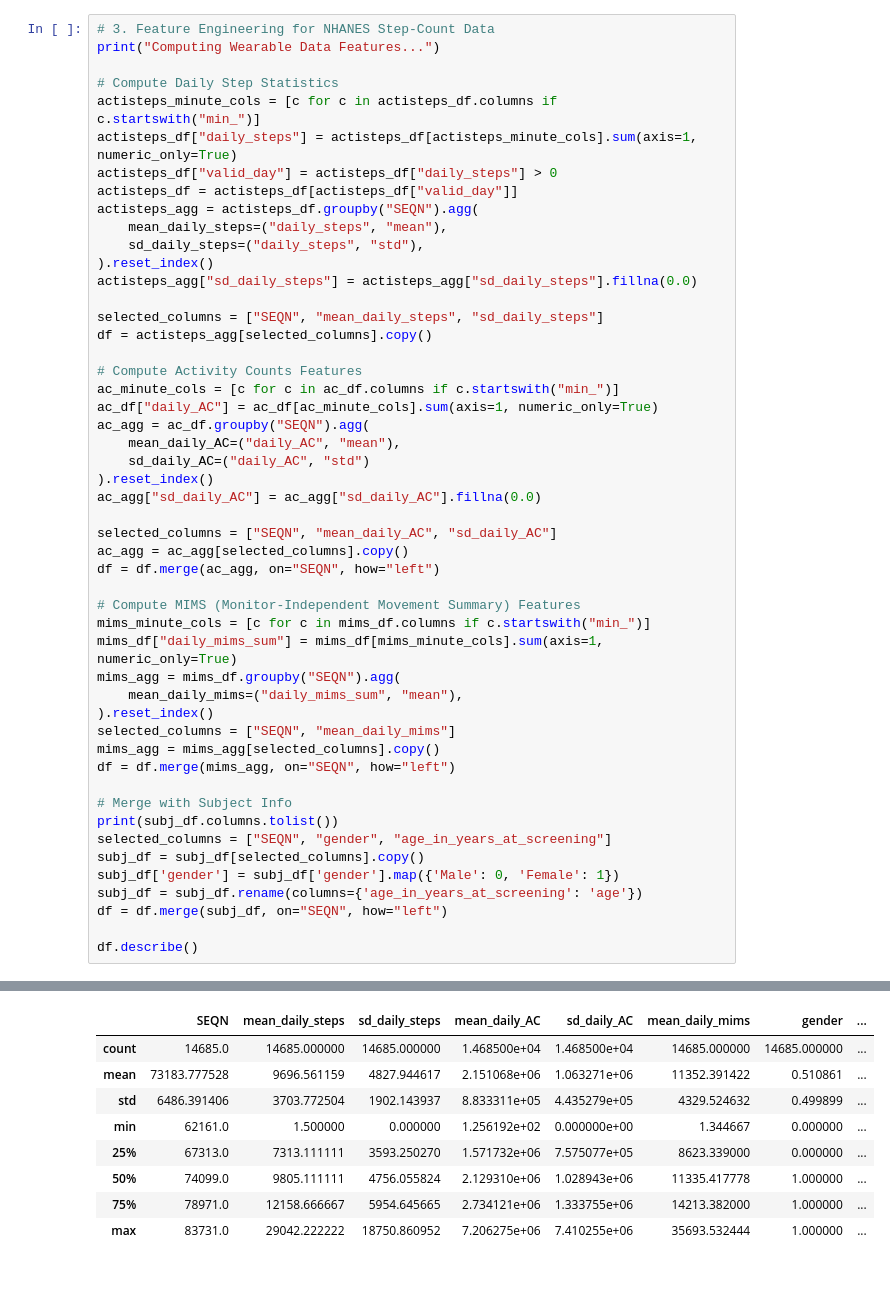
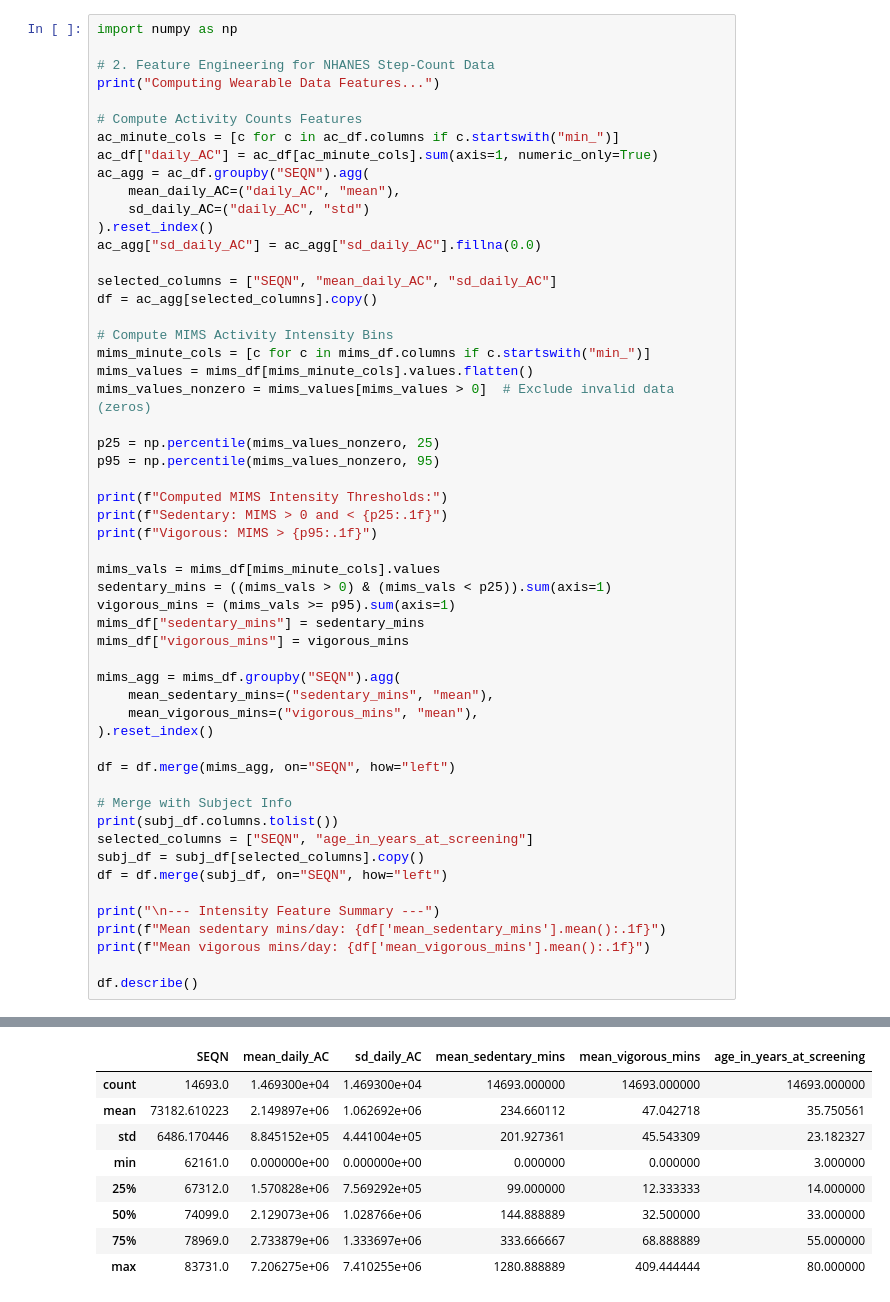
Before and after one commit to KyleN29/DiaPredict, a Jupyter notebook: nhanes_random_forest.ipynb, the cells around one changed output, grey strips where cells are left out. Saved outputs shown, nothing was run; the diff lists cells and outputs as text.

```diff
--- a/nhanes_random_forest.ipynb
+++ b/nhanes_random_forest.ipynb
@@ -41,20 +46,8 @@ Wearable Data Shape:
 # %%
-# 3. Feature Engineering for NHANES Step-Count Data
+import numpy as np
+
+# 2. Feature Engineering for NHANES Step-Count Data
 print("Computing Wearable Data Features...")
-
-# Compute Daily Step Statistics
-actisteps_minute_cols = [c for c in actisteps_df.columns if c.startswith("min_")]
-actisteps_df["daily_steps"] = actisteps_df[actisteps_minute_cols].sum(axis=1, numeric_only=True)
-actisteps_df["valid_day"] = actisteps_df["daily_steps"] > 0
-actisteps_df = actisteps_df[actisteps_df["valid_day"]]
-actisteps_agg = actisteps_df.groupby("SEQN").agg(
-    mean_daily_steps=("daily_steps", "mean"),
-    sd_daily_steps=("daily_steps", "std"),
-).reset_index()
-actisteps_agg["sd_daily_steps"] = actisteps_agg["sd_daily_steps"].fillna(0.0)
-
-selected_columns = ["SEQN", "mean_daily_steps", "sd_daily_steps"]
-df = actisteps_agg[selected_columns].copy()
 
 # Compute Activity Counts Features
 ac_minute_cols = [c for c in ac_df.columns if c.startswith("min_")]
@@ -66,27 +59,43 @@ ac_agg = ac_df.groupby("SEQN").agg(
 ac_agg["sd_daily_AC"] = ac_agg["sd_daily_AC"].fillna(0.0)
 
 selected_columns = ["SEQN", "mean_daily_AC", "sd_daily_AC"]
-ac_agg = ac_agg[selected_columns].copy()
-df = df.merge(ac_agg, on="SEQN", how="left")
+df = ac_agg[selected_columns].copy()
 
-# Compute MIMS (Monitor-Independent Movement Summary) Features
+# Compute MIMS Activity Intensity Bins
 mims_minute_cols = [c for c in mims_df.columns if c.startswith("min_")]
-mims_df["daily_mims_sum"] = mims_df[mims_minute_cols].sum(axis=1, numeric_only=True)
+mims_values = mims_df[mims_minute_cols].values.flatten()
+mims_values_nonzero = mims_values[mims_values > 0]  # Exclude invalid data (zeros)
+
+p25 = np.percentile(mims_values_nonzero, 25)
+p95 = np.percentile(mims_values_nonzero, 95)
+
+print(f"Computed MIMS Intensity Thresholds:")
+print(f"Sedentary: MIMS > 0 and < {p25:.1f}")
+print(f"Vigorous: MIMS > {p95:.1f}")
+
+mims_vals = mims_df[mims_minute_cols].values
+sedentary_mins = ((mims_vals > 0) & (mims_vals < p25)).sum(axis=1)
+vigorous_mins = (mims_vals >= p95).sum(axis=1)
+mims_df["sedentary_mins"] = sedentary_mins
+mims_df["vigorous_mins"] = vigorous_mins
+
 mims_agg = mims_df.groupby("SEQN").agg(
-    mean_daily_mims=("daily_mims_sum", "mean"),
+    mean_sedentary_mins=("sedentary_mins", "mean"),
+    mean_vigorous_mins=("vigorous_mins", "mean"),
 ).reset_index()
-selected_columns = ["SEQN", "mean_daily_mims"]
-mims_agg = mims_agg[selected_columns].copy()
+
 df = df.merge(mims_agg, on="SEQN", how="left")
 
 # Merge with Subject Info
 print(subj_df.columns.tolist())
-selected_columns = ["SEQN", "gender", "age_in_years_at_screening"]
+selected_columns = ["SEQN", "age_in_years_at_screening"]
 subj_df = subj_df[selected_columns].copy()
-subj_df['gender'] = subj_df['gender'].map({'Male': 0, 'Female': 1})
-subj_df = subj_df.rename(columns={'age_in_years_at_screening': 'age'})
 df = df.merge(subj_df, on="SEQN", how="left")
 
+print("\n--- Intensity Feature Summary ---")
+print(f"Mean sedentary mins/day: {df['mean_sedentary_mins'].mean():.1f}")
+print(f"Mean vigorous mins/day: {df['mean_vigorous_mins'].mean():.1f}")
+
 df.describe()
 # %% [output]
 Computing Wearable Data Features...
@@ -94,10 +118,10 @@ Computing Wearable Data Features...
-|  | SEQN | mean_daily_steps | sd_daily_steps | mean_daily_AC | sd_daily_AC | mean_daily_mims | gender | ... |
-| count | 14685.0 | 14685.000000 | 14685.000000 | 1.468500e+04 | 1.468500e+04 | 14685.000000 | 14685.000000 | ... |
-| mean | 73183.777528 | 9696.561159 | 4827.944617 | 2.151068e+06 | 1.063271e+06 | 11352.391422 | 0.510861 | ... |
-| std | 6486.391406 | 3703.772504 | 1902.143937 | 8.833311e+05 | 4.435279e+05 | 4329.524632 | 0.499899 | ... |
-| min | 62161.0 | 1.500000 | 0.000000 | 1.256192e+02 | 0.000000e+00 | 1.344667 | 0.000000 | ... |
-| 25% | 67313.0 | 7313.111111 | 3593.250270 | 1.571732e+06 | 7.575077e+05 | 8623.339000 | 0.000000 | ... |
-| 50% | 74099.0 | 9805.111111 | 4756.055824 | 2.129310e+06 | 1.028943e+06 | 11335.417778 | 1.000000 | ... |
-| 75% | 78971.0 | 12158.666667 | 5954.645665 | 2.734121e+06 | 1.333755e+06 | 14213.382000 | 1.000000 | ... |
-| max | 83731.0 | 29042.222222 | 18750.860952 | 7.206275e+06 | 7.410255e+06 | 35693.532444 | 1.000000 | ... |
+|  | SEQN | mean_daily_AC | sd_daily_AC | mean_sedentary_mins | mean_vigorous_mins | age_in_years_at_screening |
+| count | 14693.0 | 1.469300e+04 | 1.469300e+04 | 14693.000000 | 14693.000000 | 14693.000000 |
+| mean | 73182.610223 | 2.149897e+06 | 1.062692e+06 | 234.660112 | 47.042718 | 35.750561 |
+| std | 6486.170446 | 8.845152e+05 | 4.441004e+05 | 201.927361 | 45.543309 | 23.182327 |
+| min | 62161.0 | 0.000000e+00 | 0.000000e+00 | 0.000000 | 0.000000 | 3.000000 |
+| 25% | 67312.0 | 1.570828e+06 | 7.569292e+05 | 99.000000 | 12.333333 | 14.000000 |
+| 50% | 74099.0 | 2.129073e+06 | 1.028766e+06 | 144.888889 | 32.500000 | 33.000000 |
+| 75% | 78969.0 | 2.733879e+06 | 1.333697e+06 | 333.666667 | 68.888889 | 55.000000 |
+| max | 83731.0 | 7.206275e+06 | 7.410255e+06 | 1280.888889 | 409.444444 | 80.000000 |
 # %%
```
Also changed, not shown: parts of 18 cells of this notebook.
